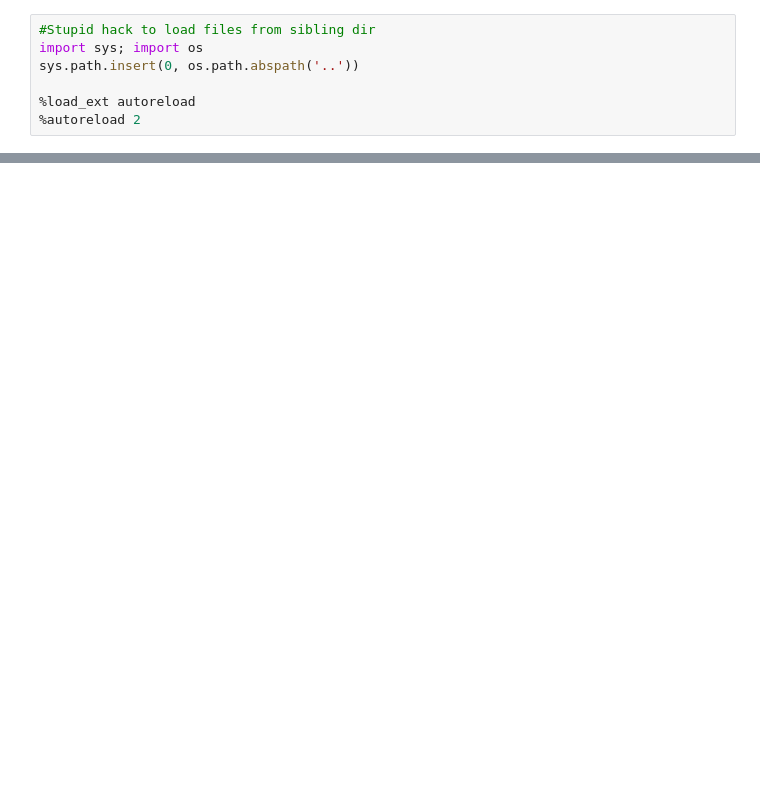
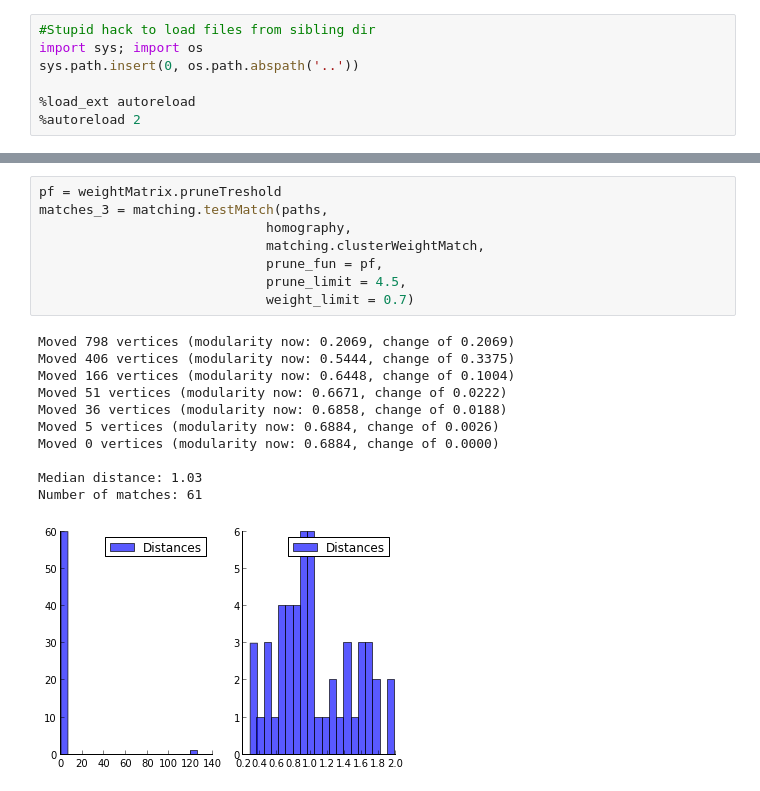
Before and after one commit to arnfred/Mirror-Match, a Jupyter notebook: code/cluster-match/acr-test.ipynb, the cells around one changed output, grey strips where cells are left out. Drawn from its saved outputs; the diff is of its cells as text; blank space fills up the shorter version.

```diff
--- a/code/cluster-match/acr-test.ipynb
+++ b/code/cluster-match/acr-test.ipynb
@@ -29,0 +52,20 @@ Number of matches: 64
+# %%
+pf = weightMatrix.pruneTreshold
+matches_3 = matching.testMatch(paths,
+                             homography,
+                             matching.clusterWeightMatch,
+                             prune_fun = pf,
+                             prune_limit = 4.5,
+                             weight_limit = 0.7)
+# %% [output]
+Moved 798 vertices (modularity now: 0.2069, change of 0.2069)
+Moved 406 vertices (modularity now: 0.5444, change of 0.3375)
+Moved 166 vertices (modularity now: 0.6448, change of 0.1004)
+Moved 51 vertices (modularity now: 0.6671, change of 0.0222)
+Moved 36 vertices (modularity now: 0.6858, change of 0.0188)
+Moved 5 vertices (modularity now: 0.6884, change of 0.0026)
+Moved 0 vertices (modularity now: 0.6884, change of 0.0000)
+
+Median distance: 1.03
+Number of matches: 61
+[figure, added]
```
Also changed, not shown: parts of 8 cells of this notebook, 3 other files.
